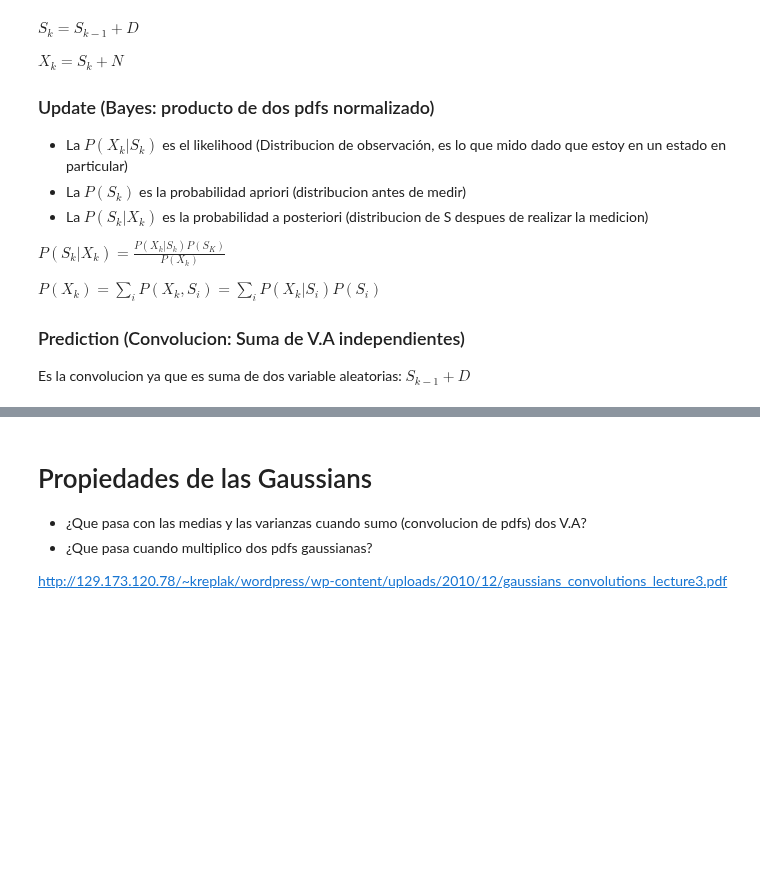
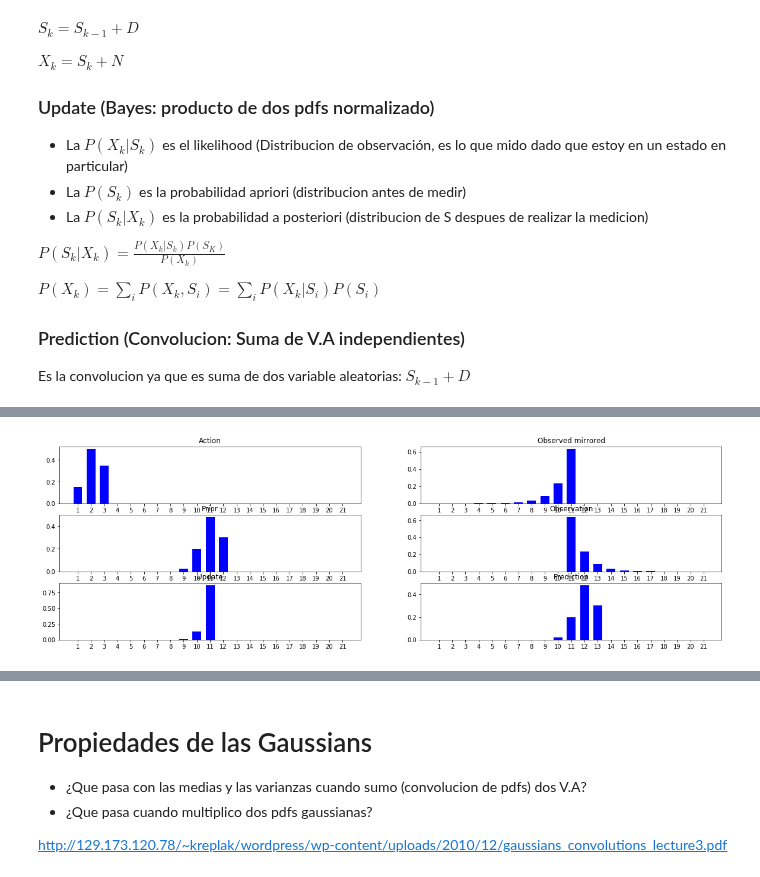
Before and after one commit to jganzabal/Kalman-as-Recursive-Bayesian-Estimation, a Jupyter notebook: Kalman filters.ipynb, the cells around one changed output, grey strips where cells are left out. Drawn from its saved outputs; the diff is of its cells as text; code cells hidden in the pictures; blank space fills up the shorter version.

```diff
--- a/Kalman filters.ipynb
+++ b/Kalman filters.ipynb
@@ -286 +314,5 @@ def iterate_filter(N = 21, loc = 1, scale = 1, mirror = False, get_observation_d
+# %%
+iterate_filter(iterations=11,mirror = True)
+# %% [output]
+[figure, added]
 # %%
```
Also changed, not shown: parts of 16 cells of this notebook, 10 other files.
